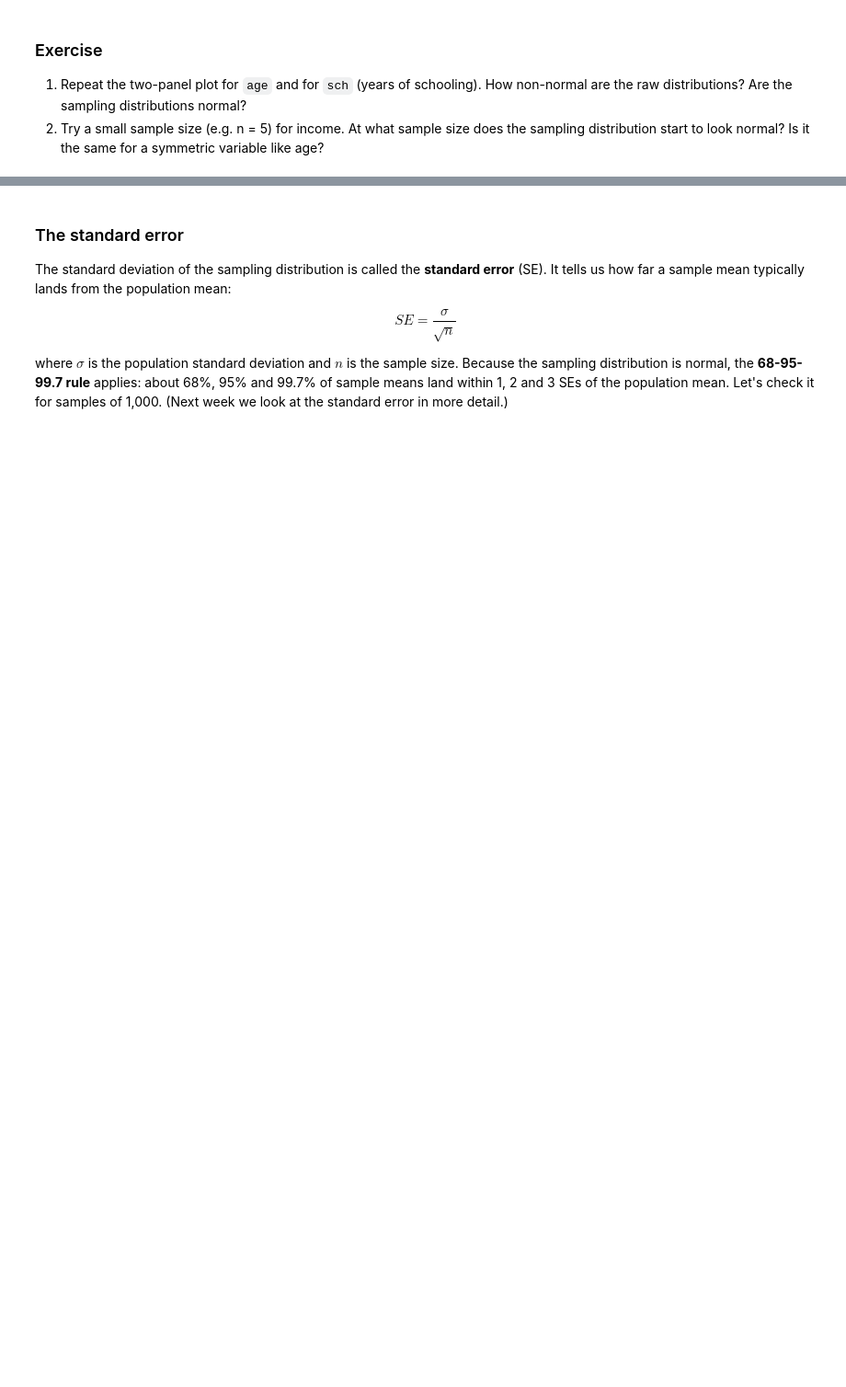
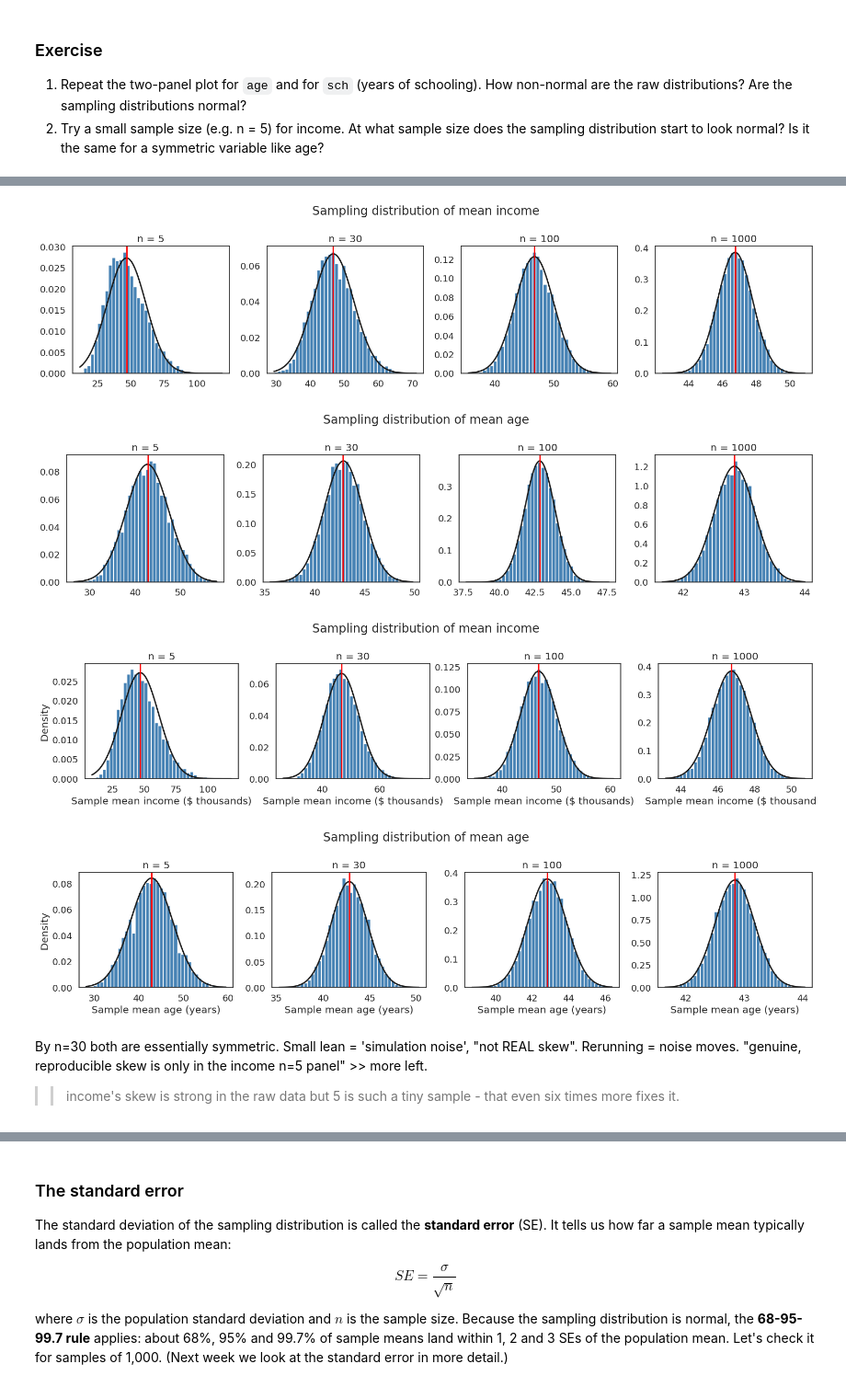
Before and after one commit to jasminebarry/BASC0005, a Jupyter notebook: w05_distributions_and_basic_statistics.ipynb, the cells around one changed output, grey strips where cells are left out. Shown at 92% size. Cells and saved outputs as stored; diff of their text form; code cells hidden in the pictures; blank space fills up the shorter version.

```diff
--- a/w05_distributions_and_basic_statistics.ipynb
+++ b/w05_distributions_and_basic_statistics.ipynb
@@ -648,0 +700,30 @@ plt.tight_layout(); plt.show()
+# %%
+# task 2 - at what n does it look normal?
+for var in ["income", "age"]: # var = placeholder, replaced by income and age:
+    fig, axes = plt.subplots(1, 4, figsize=(16, 4))
+    for ax, n in zip(axes, [5, 30, 100, 1000]):
+        plot_sampling_distribution(sample_means(df[var], n), ax, df[var].mean(), f"n = {n}")
+    fig.suptitle(f"Sampling distribution of mean {var}")
+    plt.tight_layout(); plt.show()
+
+# same as above, but to add axes on the same plots:
+for var, unit in [("income", "Sample mean income ($ thousands)"),
+                  ("age", "Sample mean age (years)")]:
+    fig, axes = plt.subplots(1, 4, figsize=(16, 4))
+    for ax, n in zip(axes, [5, 30, 100, 1000]):
+        plot_sampling_distribution(sample_means(df[var], n), ax, df[var].mean(), f"n = {n}")
+        ax.set_xlabel(unit)
+    axes[0].set_ylabel("Density")
+    fig.suptitle(f"Sampling distribution of mean {var}")
+    plt.tight_layout(); plt.show()
+# %% [output]
+[figure, added]
+[figure, added]
+[figure, added]
+[figure, added]
+# %% [markdown]
+By n=30 both are essentially symmetric.
+Small lean = 'simulation noise', "not REAL skew". Rerunning = noise moves.
+"genuine, reproducible skew is only in the income n=5 panel" >> more left.
+
+>> income's skew is strong in the raw data but 5 is such a tiny sample - that even six times more fixes it.
```
Also changed, not shown: parts of 23 cells of this notebook.
